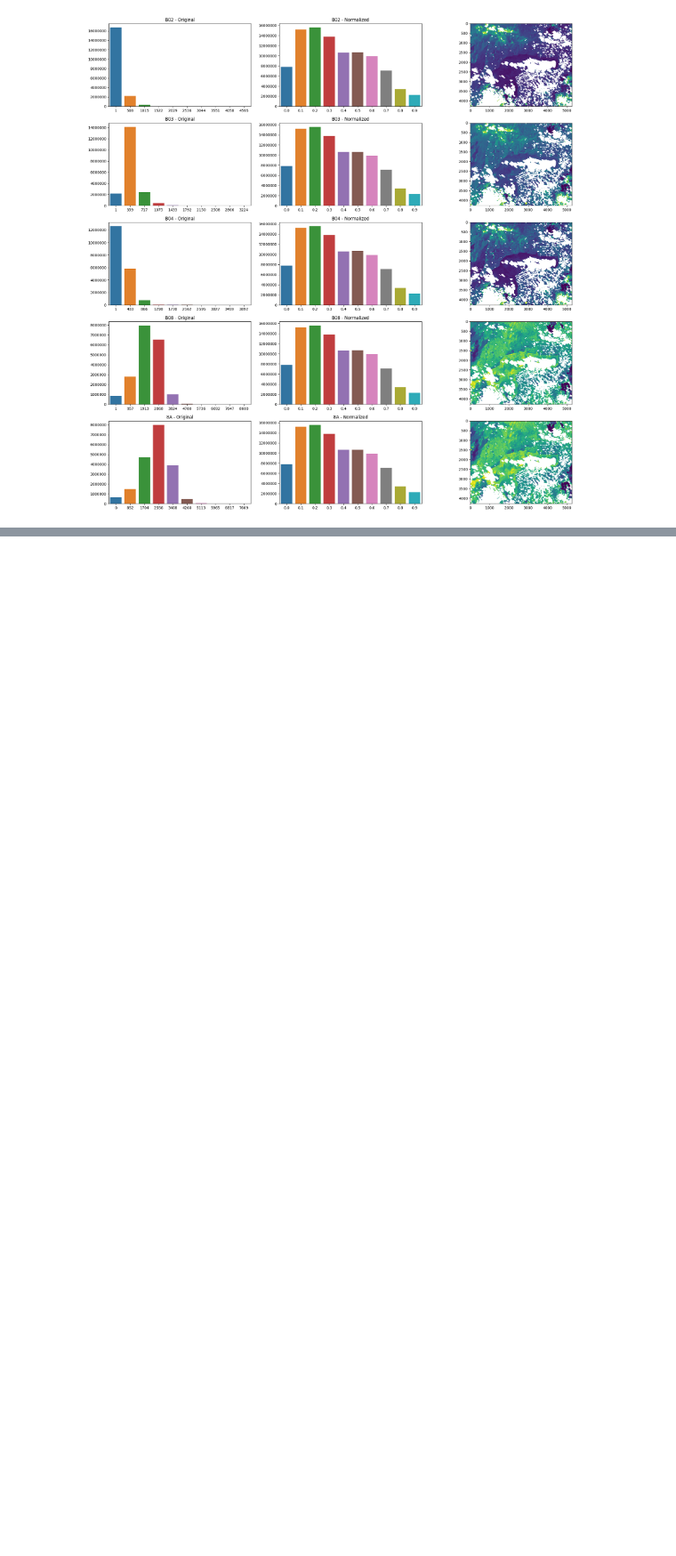
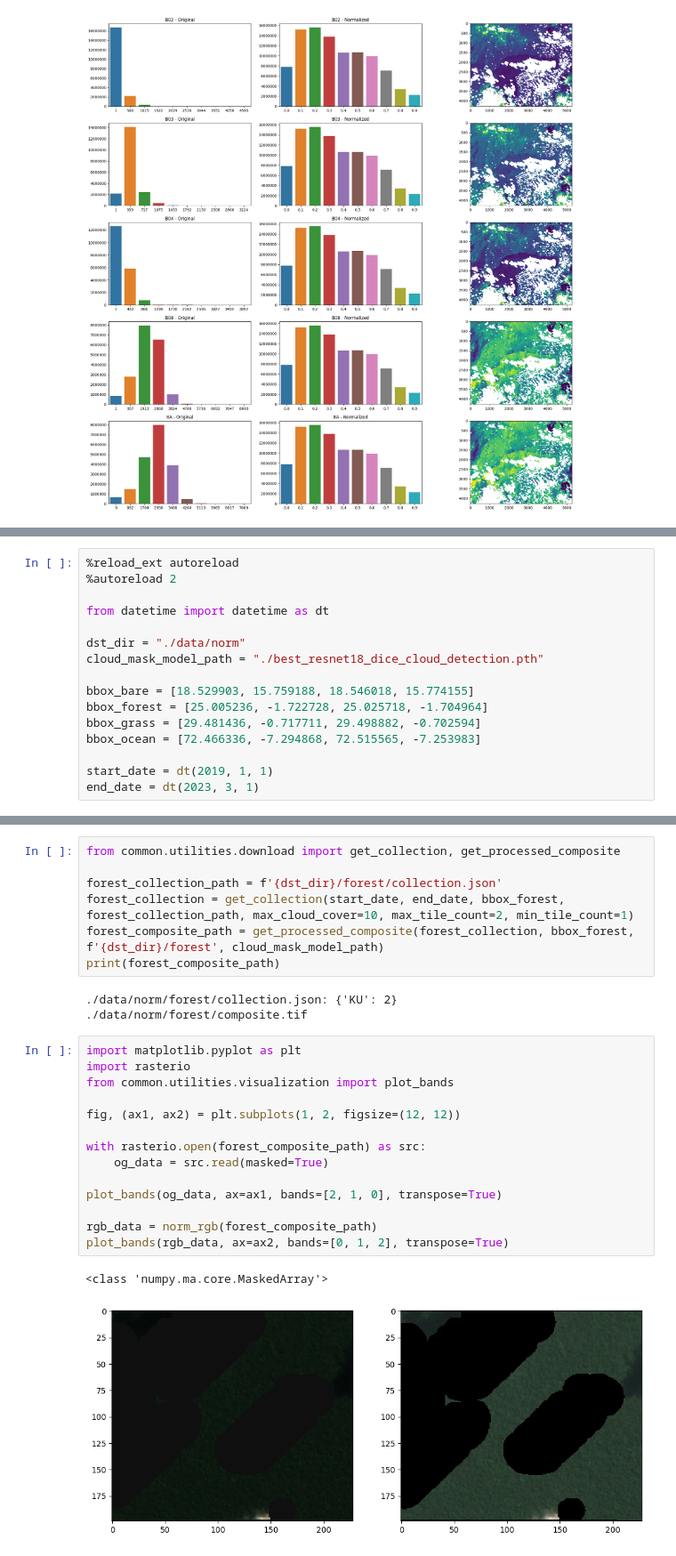
Before and after one commit to caseyslaught/smartcarte-containers, a Jupyter notebook: notebooks/src/TestingNormalization.ipynb, the cells around one changed output, grey strips where cells are left out. Shown at 89% size. Drawn from its saved outputs; the diff is of its cells as text; blank space fills up the shorter version.

```diff
--- a/notebooks/src/TestingNormalization.ipynb
+++ b/notebooks/src/TestingNormalization.ipynb
@@ -138,0 +142,16 @@ for i in range(num_bands):
+# %%
+%reload_ext autoreload
+%autoreload 2
+
+from datetime import datetime as dt
+
+dst_dir = "./data/norm"
+cloud_mask_model_path = "./best_resnet18_dice_cloud_detection.pth"
+
+bbox_bare = [18.529903, 15.759188, 18.546018, 15.774155]
+bbox_forest = [25.005236, -1.722728, 25.025718, -1.704964]
+bbox_grass = [29.481436, -0.717711, 29.498882, -0.702594]
+bbox_ocean = [72.466336, -7.294868, 72.515565, -7.253983]
+
+start_date = dt(2019, 1, 1)
+end_date = dt(2023, 3, 1)
@@ -138,0 +196,27 @@ for i in range(num_bands):
+# %%
+from common.utilities.download import get_collection, get_processed_composite
+
+forest_collection_path = f'{dst_dir}/forest/collection.json'
+forest_collection = get_collection(start_date, end_date, bbox_forest, forest_collection_path, max_cloud_cover=10, max_tile_count=2, min_tile_count=1)
+forest_composite_path = get_processed_composite(forest_collection, bbox_forest, f'{dst_dir}/forest', cloud_mask_model_path)
+print(forest_composite_path)
+# %% [output]
+./data/norm/forest/collection.json: {'KU': 2}
+./data/norm/forest/composite.tif
+# %%
+import matplotlib.pyplot as plt
+import rasterio
+from common.utilities.visualization import plot_bands
+
+fig, (ax1, ax2) = plt.subplots(1, 2, figsize=(12, 12))
+
+with rasterio.open(forest_composite_path) as src:
+    og_data = src.read(masked=True)
+
+plot_bands(og_data, ax=ax1, bands=[2, 1, 0], transpose=True)
+
+rgb_data = norm_rgb(forest_composite_path)
+plot_bands(rgb_data, ax=ax2, bands=[0, 1, 2], transpose=True)
+# %% [output]
+<class 'numpy.ma.core.MaskedArray'>
+[figure, added]
```
Also changed, not shown: parts of 7 cells of this notebook, 6 other files.
